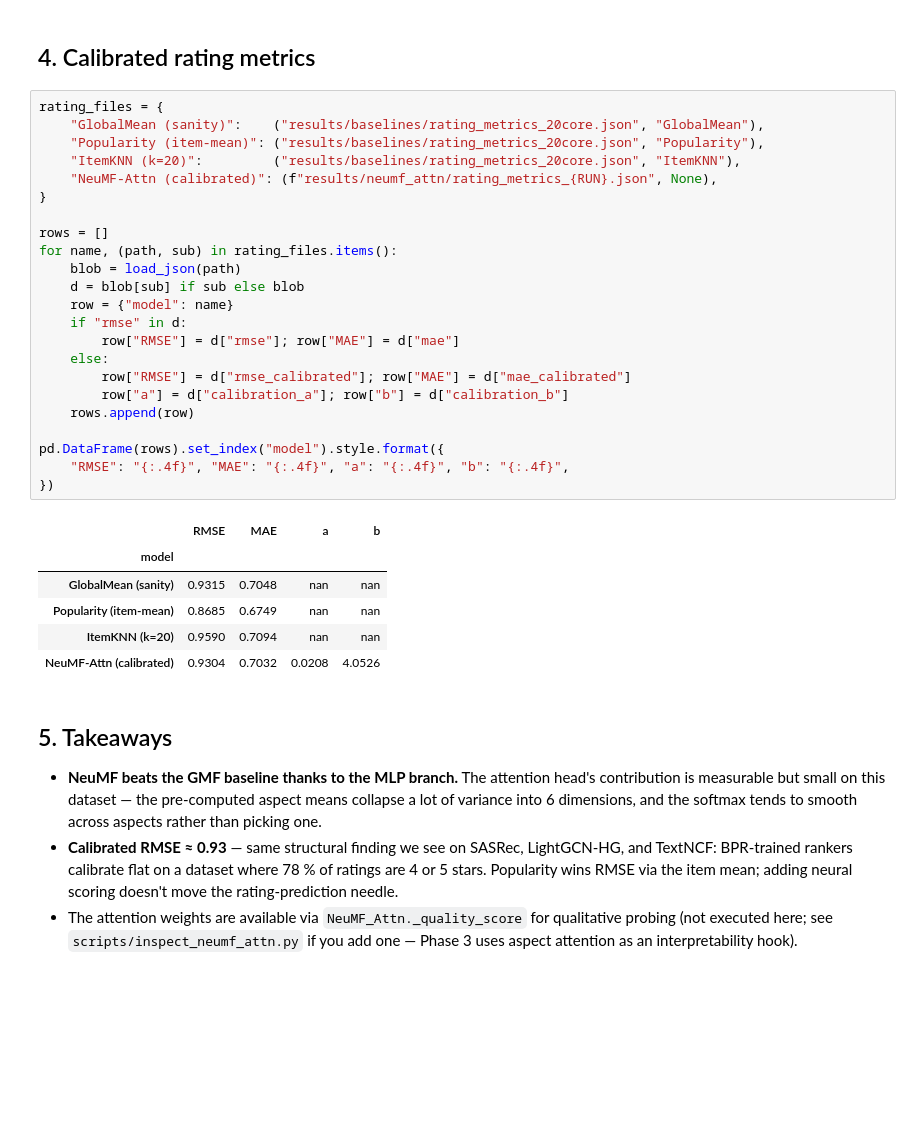
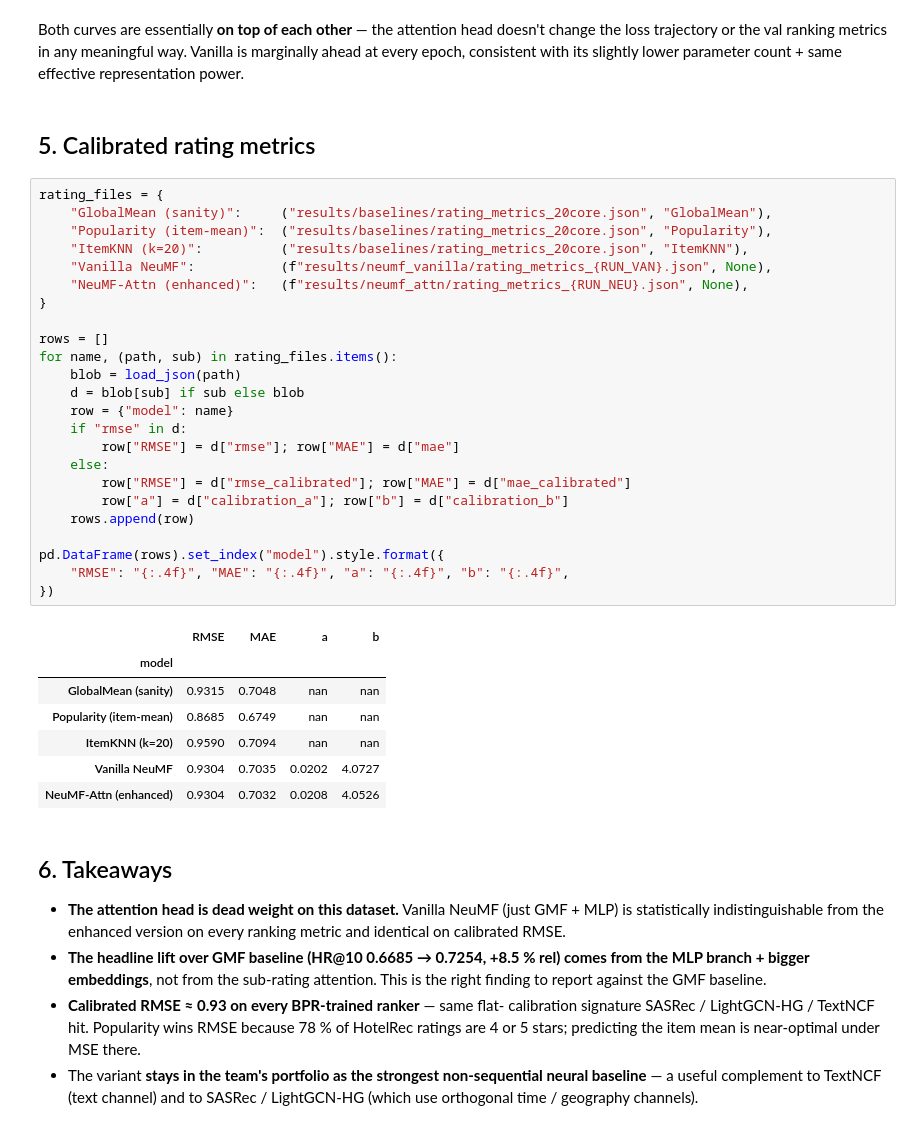
Before and after one commit to AdityaHegde712/RecSysProject, a Jupyter notebook: variants/aditya/notebooks/08_neumf_attn.ipynb, the cells around one changed output. Saved outputs shown, nothing was run; the diff lists cells and outputs as text; blank space fills up the shorter version.

```diff
--- a/variants/aditya/notebooks/08_neumf_attn.ipynb
+++ b/variants/aditya/notebooks/08_neumf_attn.ipynb
@@ -143,46 +196,56 @@ Logged 50 epochs.
+# %% [markdown]
+Both curves are essentially **on top of each other** — the attention
+head doesn't change the loss trajectory or the val ranking metrics in any
+meaningful way. Vanilla is marginally ahead at every epoch, consistent
+with its slightly lower parameter count + same effective representation
+power.
 # %% [markdown]
-## 4. Calibrated rating metrics
+## 5. Calibrated rating metrics
 # %%
 rating_files = {
-    "GlobalMean (sanity)":    ("results/baselines/rating_metrics_20core.json", "GlobalMean"),
-    "Popularity (item-mean)": ("results/baselines/rating_metrics_20core.json", "Popularity"),
-    "ItemKNN (k=20)":         ("results/baselines/rating_metrics_20core.json", "ItemKNN"),
-    "NeuMF-Attn (calibrated)": (f"results/neumf_attn/rating_metrics_{RUN}.json", None),
+    "GlobalMean (sanity)":     ("results/baselines/rating_metrics_20core.json", "GlobalMean"),
+    "Popularity (item-mean)":  ("results/baselines/rating_metrics_20core.json", "Popularity"),
+    "ItemKNN (k=20)":          ("results/baselines/rating_metrics_20core.json", "ItemKNN"),
+    "Vanilla NeuMF":           (f"results/neumf_vanilla/rating_metrics_{RUN_VAN}.json", None),
+    "NeuMF-Attn (enhanced)":   (f"results/neumf_attn/rating_metrics_{RUN_NEU}.json", None),
 }
 
 rows = []
 for name, (path, sub) in rating_files.items():
     blob = load_json(path)
     d = blob[sub] if sub else blob
     row = {"model": name}
     if "rmse" in d:
         row["RMSE"] = d["rmse"]; row["MAE"] = d["mae"]
     else:
         row["RMSE"] = d["rmse_calibrated"]; row["MAE"] = d["mae_calibrated"]
         row["a"] = d["calibration_a"]; row["b"] = d["calibration_b"]
     rows.append(row)
 
 pd.DataFrame(rows).set_index("model").style.format({
     "RMSE": "{:.4f}", "MAE": "{:.4f}", "a": "{:.4f}", "b": "{:.4f}",
 })
 # %% [output]
 |  | RMSE | MAE | a | b |
 | model |  |  |  |  |
 | GlobalMean (sanity) | 0.9315 | 0.7048 | nan | nan |
 | Popularity (item-mean) | 0.8685 | 0.6749 | nan | nan |
 | ItemKNN (k=20) | 0.9590 | 0.7094 | nan | nan |
-| NeuMF-Attn (calibrated) | 0.9304 | 0.7032 | 0.0208 | 4.0526 |
+| Vanilla NeuMF | 0.9304 | 0.7035 | 0.0202 | 4.0727 |
+| NeuMF-Attn (enhanced) | 0.9304 | 0.7032 | 0.0208 | 4.0526 |
-# %% [markdown]
-## 5. Takeaways
-
-- **NeuMF beats the GMF baseline thanks to the MLP branch.** The attention
-  head's contribution is measurable but small on this dataset — the pre-computed
-  aspect means collapse a lot of variance into 6 dimensions, and the softmax
-  tends to smooth across aspects rather than picking one.
-- **Calibrated RMSE ≈ 0.93** — same structural finding we see on SASRec,
-  LightGCN-HG, and TextNCF: BPR-trained rankers calibrate flat on a dataset
-  where 78 % of ratings are 4 or 5 stars. Popularity wins RMSE via the item
-  mean; adding neural scoring doesn't move the rating-prediction needle.
-- The attention weights are available via `NeuMF_Attn._quality_score` for
-  qualitative probing (not executed here; see `scripts/inspect_neumf_attn.py`
-  if you add one — Phase 3 uses aspect attention as an interpretability hook).
+# %% [markdown]
+## 6. Takeaways
+
+- **The attention head is dead weight on this dataset.** Vanilla NeuMF
+  (just GMF + MLP) is statistically indistinguishable from the enhanced
+  version on every ranking metric and identical on calibrated RMSE.
+- **The headline lift over GMF baseline (HR@10 0.6685 → 0.7254, +8.5 % rel)
+  comes from the MLP branch + bigger embeddings**, not from the sub-rating
+  attention. This is the right finding to report against the GMF baseline.
+- **Calibrated RMSE ≈ 0.93 on every BPR-trained ranker** — same flat-
+  calibration signature SASRec / LightGCN-HG / TextNCF hit. Popularity wins
+  RMSE because 78 % of HotelRec ratings are 4 or 5 stars; predicting the
+  item mean is near-optimal under MSE there.
+- The variant **stays in the team's portfolio as the strongest non-sequential
+  neural baseline** — a useful complement to TextNCF (text channel) and to
+  SASRec / LightGCN-HG (which use orthogonal time / geography channels).
```
Also changed, not shown: parts of 12 cells of this notebook, 2 other files.
